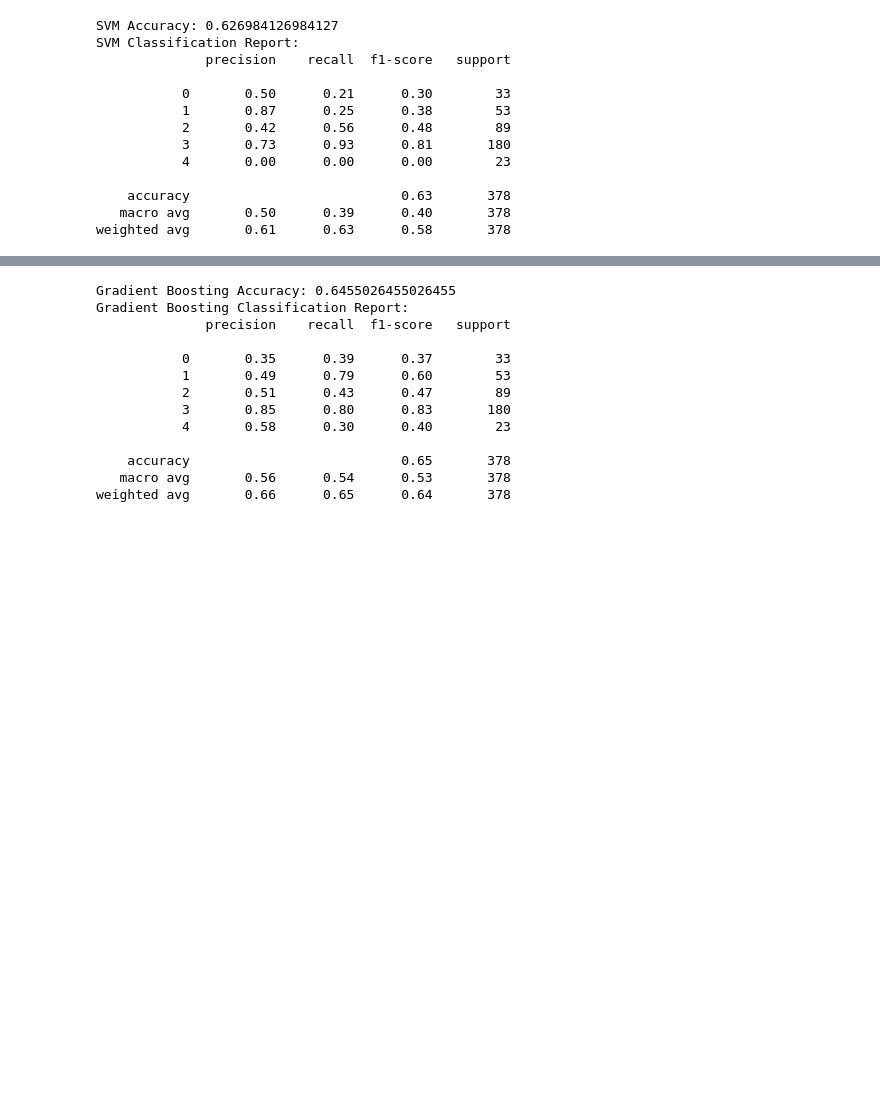
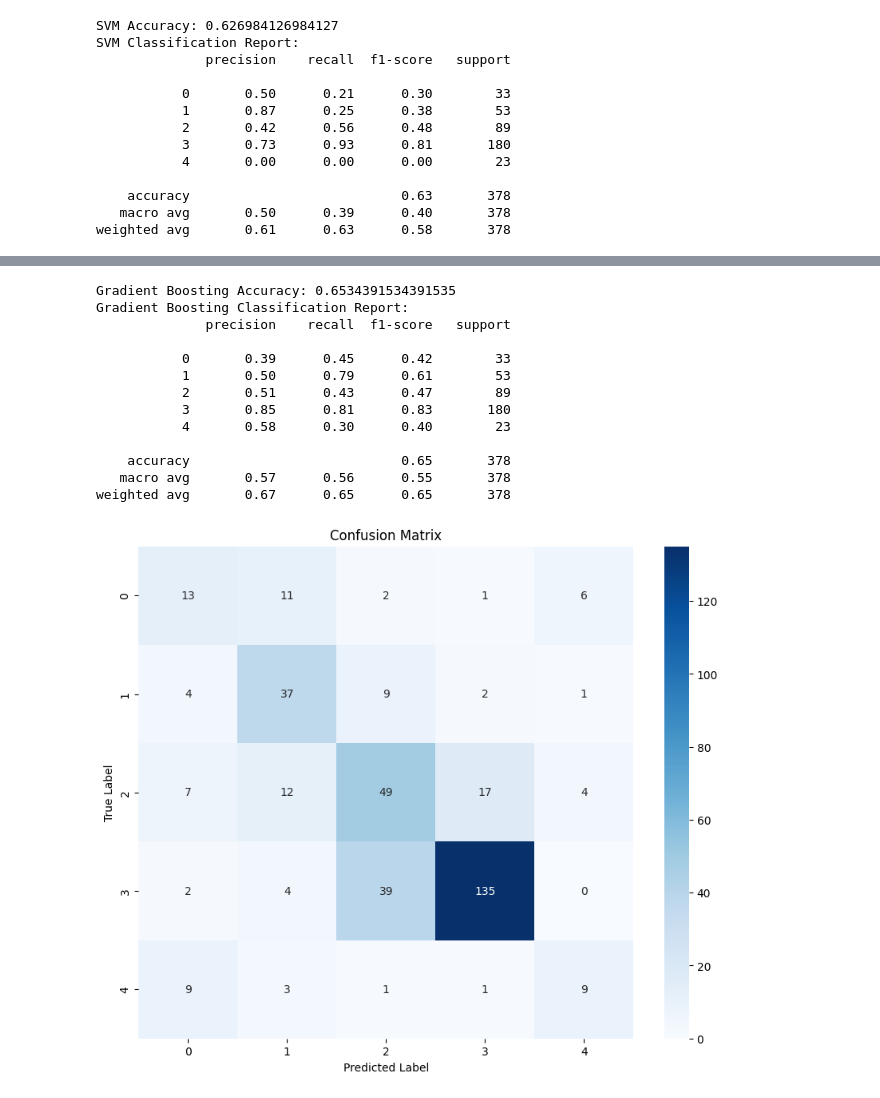
Before and after one commit to STALPHA2708/scrapedata, a Jupyter notebook: youtube_scrpping/token/test.ipynb, the cells around one changed output, grey strips where cells are left out. Saved outputs shown, nothing was run; the diff lists cells and outputs as text; code cells hidden in the pictures; blank space fills up the shorter version.

```diff
--- a/youtube_scrpping/token/test.ipynb
+++ b/youtube_scrpping/token/test.ipynb
@@ -715,14 +694,38 @@ weighted avg       0.66      0.64      0.65       378
 # %%
 from sklearn.ensemble import GradientBoostingClassifier
 from sklearn.metrics import classification_report, accuracy_score
+from imblearn.over_sampling import SMOTE
+from sklearn.feature_extraction.text import TfidfVectorizer
+from sklearn.model_selection import train_test_split
+from sklearn.linear_model import LogisticRegression
+from sklearn.metrics import classification_report, accuracy_score
 import numpy as np
+import pandas as pd
 
-# Train a Gradient Boosting model
+file_path = 'zouhirdata.csv'
+data = pd.read_csv(file_path)
+
+#ensure Cleaned_Tokens are in list format
+data['Cleaned_Tokens'] = data['Cleaned_Tokens'].apply(eval)
+
+#prepare the data
+X = data['Cleaned_Tokens'].apply(lambda x: ' '.join(x))
+y = data['Sentiment']
+
+#TF-IDF Vectorization
+vectorizer = TfidfVectorizer(max_features=5000)
+X_tfidf = vectorizer.fit_transform(X)
+
+X_train, X_test, y_train, y_test = train_test_split(X_tfidf, y, test_size=0.2, random_state=42)
+
+#apply SMOTE to balance the training set
+smote = SMOTE(random_state=42)
+X_train_balanced, y_train_balanced = smote.fit_resample(X_train, y_train)
 gbm_model = GradientBoostingClassifier()
 gbm_model.fit(X_train_balanced, y_train_balanced)
 gbm_predictions = gbm_model.predict(X_test)
 
-# Evaluate the Gradient Boosting model
+#evaluate the Gradient Boosting model
 accuracy = accuracy_score(y_test, gbm_predictions)
 report = classification_report(y_test, gbm_predictions)
 
@@ -730,16 +733,34 @@ print("Gradient Boosting Accuracy:", accuracy)
 print("Gradient Boosting Classification Report:")
 print(report)
 # %% [output]
-Gradient Boosting Accuracy: 0.6455026455026455
+Gradient Boosting Accuracy: 0.6534391534391535
 Gradient Boosting Classification Report:
               precision    recall  f1-score   support
 
-           0       0.35      0.39      0.37        33
-           1       0.49      0.79      0.60        53
+           0       0.39      0.45      0.42        33
+           1       0.50      0.79      0.61        53
            2       0.51      0.43      0.47        89
-           3       0.85      0.80      0.83       180
+           3       0.85      0.81      0.83       180
            4       0.58      0.30      0.40        23
 
     accuracy                           0.65       378
-   macro avg       0.56      0.54      0.53       378
-weighted avg       0.66      0.65      0.64       378
+   macro avg       0.57      0.56      0.55       378
+weighted avg       0.67      0.65      0.65       378
+# %%
+from sklearn.metrics import confusion_matrix
+import seaborn as sns
+import matplotlib.pyplot as plt
+
+# Compute the confusion matrix
+cm = confusion_matrix(y_test, logreg_predictions, labels=logreg_model.classes_)
+
+cm_df = pd.DataFrame(cm, index=logreg_model.classes_, columns=logreg_model.classes_)
+
+plt.figure(figsize=(10, 8))
+sns.heatmap(cm_df, annot=True, fmt='d', cmap='Blues')
+plt.title('Confusion Matrix')
+plt.xlabel('Predicted Label')
+plt.ylabel('True Label')
+plt.show()
+# %% [output]
+[figure, added]
```
Also changed, not shown: parts of 21 cells of this notebook, 1 other file.
